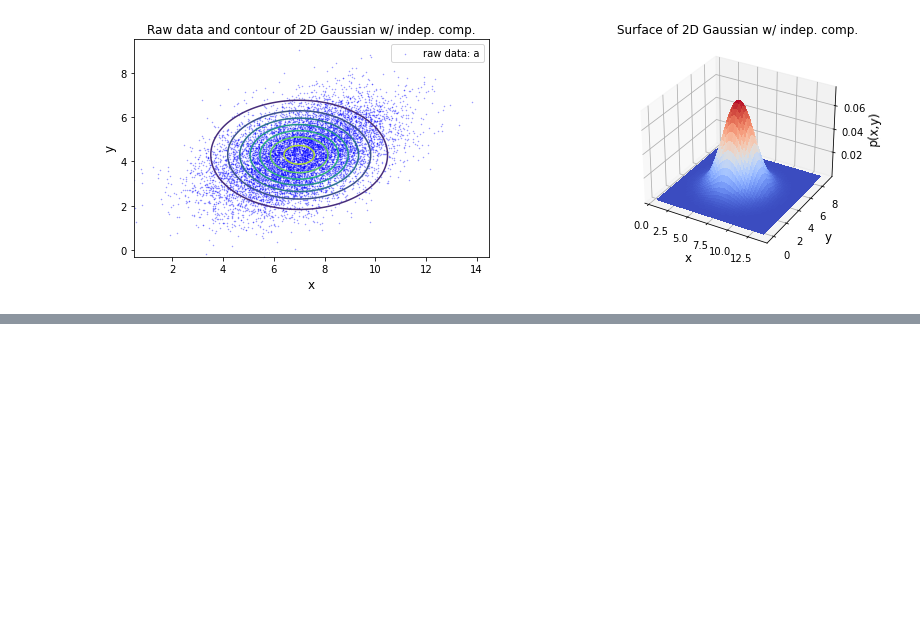
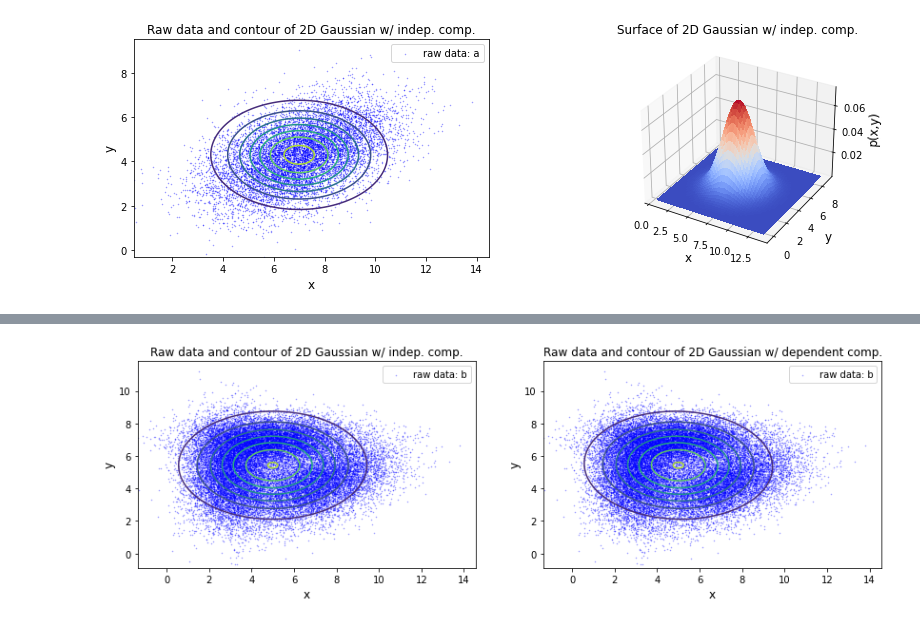
Before and after one commit to MarcoLandtHayen/exercises_patt_recog, a Jupyter notebook: notebooks/python/Practice_Sheet_4.ipynb, the cells around one changed output, grey strips where cells are left out. Cells and saved outputs as stored; diff of their text form; code cells hidden in the pictures; blank space fills up the shorter version.

```diff
--- a/notebooks/python/Practice_Sheet_4.ipynb
+++ b/notebooks/python/Practice_Sheet_4.ipynb
@@ -123,0 +202,54 @@ This type of distribution only works in case of statistically independent compon
+# %%
+## Compute bivariate normal density on mesh grid coordinates (hence: all x,y-pairs):
+
+# Loop over rows of mesh grid:
+for i in range(x.shape[0]):
+
+    # Loop over columns of mesh grid:
+    for j in range(x.shape[1]):
+
+        # Get current x,y-pair as column vector:
+        xy = np.array([[x[i,j]], [y[i,j]]])
+
+        # Get exponent:
+        exponent = -0.5 * np.matmul((np.matmul((xy-mu).T, np.linalg.inv(cov))), (xy-mu))[0,0]
+
+        # Compute bivariate normal density and store result:
+        xy_normal_dist_dep[i,j] = norm_fac * np.exp(exponent)
+# %%
+# Initialize plot:
+fig = plt.figure(figsize=(14,4))
+
+# Initialize first subplot:
+ax1 = fig.add_subplot(121)
+
+# Add scatterplot for raw data in data set b:
+ax1.scatter(x=b[:,0], y=b[:,1], c='blue', marker='.', s=1, alpha=0.4, label='raw data: b')
+
+# Add contour plot modelling the data as 2D Gaussian distribution with independent components:
+ax1.contour(x, y, xy_normal_dist)
+
+# Add title, label axes and add legend in first subplot:
+ax1.set_title('Raw data and contour of 2D Gaussian w/ indep. comp.', fontsize=12)
+ax1.set_xlabel('x', fontsize=12)
+ax1.set_ylabel('y', fontsize=12)
+ax1.legend()
+
+# Initialize second subplot:
+ax2 = fig.add_subplot(122)
+
+# Add scatterplot for raw data in data set b:
+ax2.scatter(x=b[:,0], y=b[:,1], c='blue', marker='.', s=1, alpha=0.4, label='raw data: b')
+
+# Add contour plot modelling the data as 2D Gaussian distribution with independent components:
+ax2.contour(x, y, xy_normal_dist_dep)
+
+# Add title, label axes and add legend in first subplot:
+ax2.set_title('Raw data and contour of 2D Gaussian w/ dependent comp.', fontsize=12)
+ax2.set_xlabel('x', fontsize=12)
+ax2.set_ylabel('y', fontsize=12)
+ax2.legend()
+
+plt.show()
+# %% [output]
+[figure, added]
```
Also changed, not shown: parts of 18 cells of this notebook.
